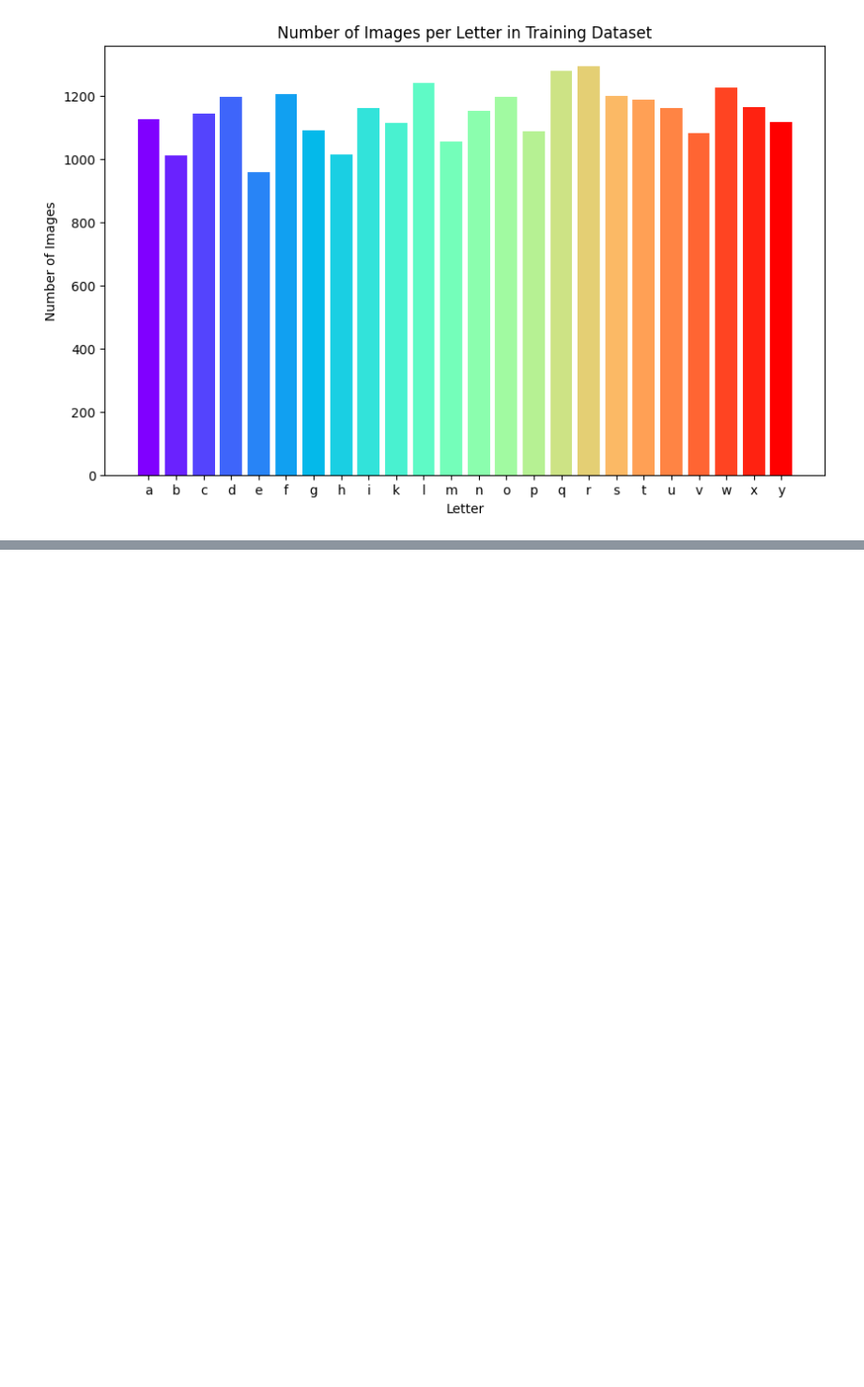
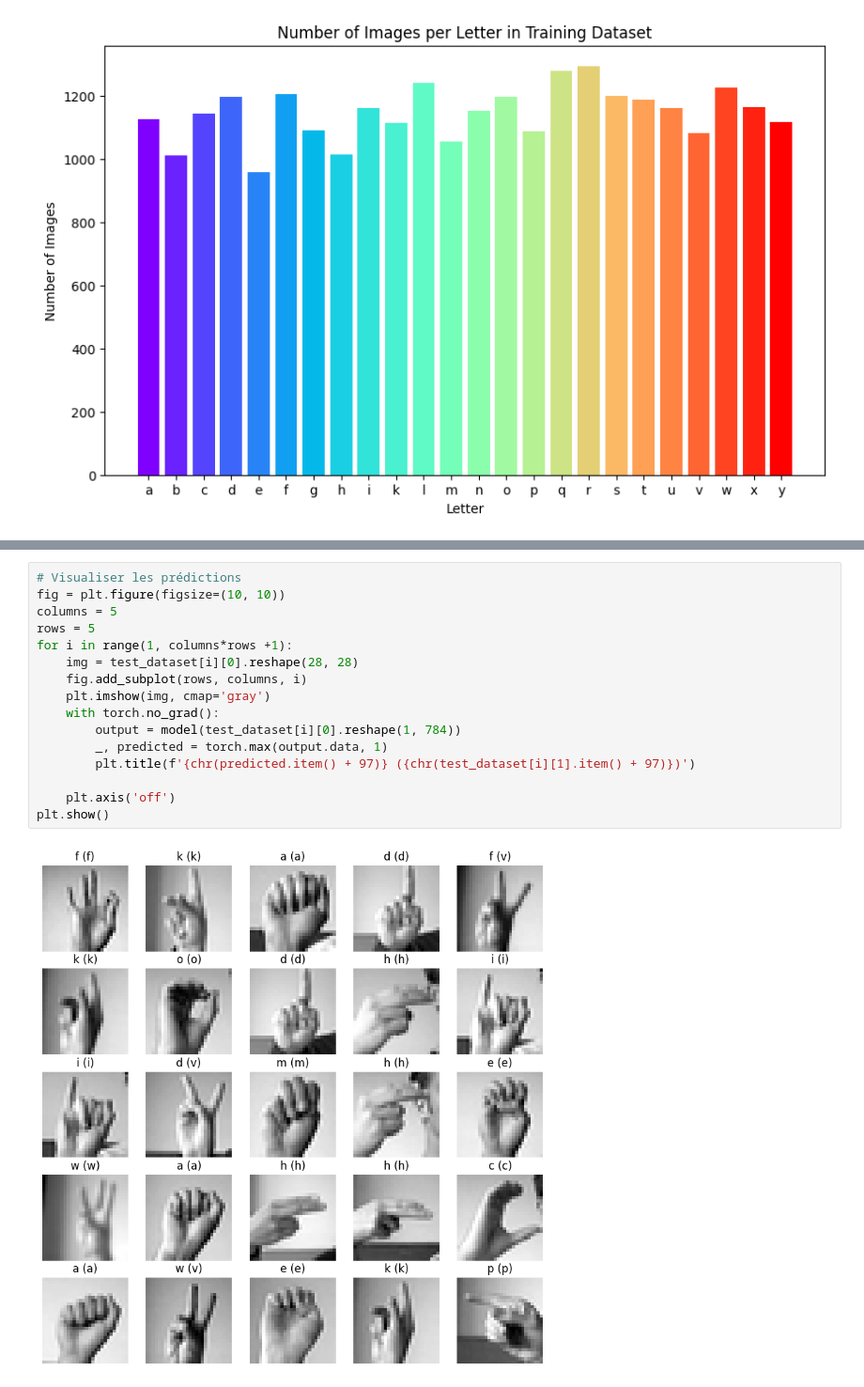
Before and after one commit to MathisAulagnier/SignLanguageLetterRecognitionAI, a Jupyter notebook: src/notebooks/nt1.ipynb, the cells around one changed output, grey strips where cells are left out. Shown at 94% size. Cells and saved outputs as stored; diff of their text form; blank space fills up the shorter version.

```diff
--- a/src/notebooks/nt1.ipynb
+++ b/src/notebooks/nt1.ipynb
@@ -68,0 +183,18 @@ plt.show()
+# %%
+# Visualiser les prédictions
+fig = plt.figure(figsize=(10, 10))
+columns = 5
+rows = 5
+for i in range(1, columns*rows +1):
+    img = test_dataset[i][0].reshape(28, 28)
+    fig.add_subplot(rows, columns, i)
+    plt.imshow(img, cmap='gray')
+    with torch.no_grad():
+        output = model(test_dataset[i][0].reshape(1, 784))
+        _, predicted = torch.max(output.data, 1)
+        plt.title(f'{chr(predicted.item() + 97)} ({chr(test_dataset[i][1].item() + 97)})')
+
+    plt.axis('off')
+plt.show()
+# %% [output]
+[figure, added]
```
Also changed, not shown: parts of 5 cells of this notebook, 3 other files.
